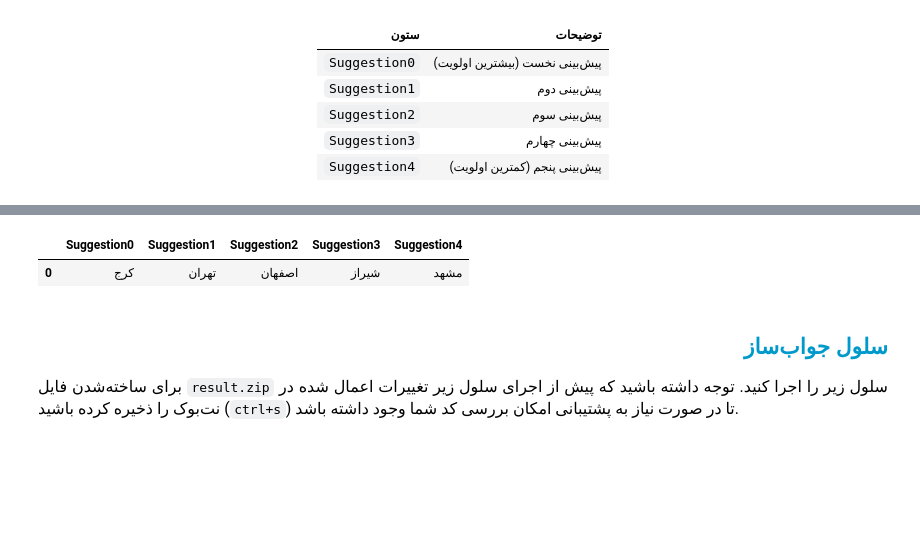
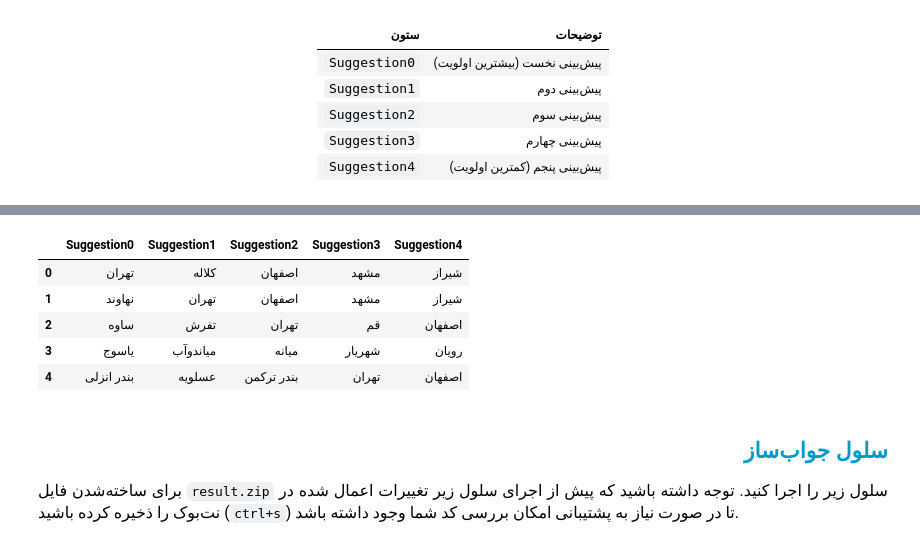
Before and after one commit to AliFazelniya/Quera-Machine-Learning-Jump, a Jupyter notebook: 9. Project 2/Part 4/search_suggestion_2/notebook/auto_suggest.ipynb, the cells around one changed output, grey strips where cells are left out. Saved outputs shown, nothing was run; the diff lists cells and outputs as text; code cells hidden in the pictures; blank space fills up the shorter version.

Commit message:
New Practices done

```diff
--- a/9. Project 2/Part 4/search_suggestion_2/notebook/auto_suggest.ipynb
+++ b/9. Project 2/Part 4/search_suggestion_2/notebook/auto_suggest.ipynb
@@ -124,0 +136,3 @@ data.head()
+# %%
+test = pd.read_json('../data/test_data.json')
+test.head()
@@ -124,0 +146,3 @@ data.head()
+# %%
+cities = pd.read_csv('../data/iran_cities.csv')
+cities.head(3)
@@ -124,0 +154,3 @@ data.head()
+# %%
+typo_df = pd.read_csv('../data/typo_char.csv')
+typo_df.head(10)
@@ -234,3 +460,20 @@ print(rbo)
 </font>
 </div>
 </center>
+# %%
+print(f'Generating suggestions for {len(test)} test samples...')
+
+rows = []
+for i, typed in enumerate(test['Typed']):
+    suggestions = suggest(str(typed), n=5)
+    # Pad with fallback cities if needed
+    while len(suggestions) < 5:
+        for city in all_accept_strings:
+            if city not in suggestions:
+                suggestions.append(city)
+                break
+    rows.append(suggestions[:5])
+    if (i + 1) % 100 == 0:
+        print(f'  Processed {i+1}/{len(test)}')
+
+print('Done!')
@@ -237,13 +488,17 @@ print(rbo)
 # %%
-submission = pd.DataFrame({'Suggestion0': ['کرج'],
-                           'Suggestion1': ['تهران'],
-                           'Suggestion2': ['اصفهان'],
-                           'Suggestion3': ['شیراز'],
-                           'Suggestion4': ['مشهد']})
+submission = pd.DataFrame(
+    rows,
+    columns=['Suggestion0', 'Suggestion1', 'Suggestion2', 'Suggestion3', 'Suggestion4']
+)
+
 submission.head()
 # %% [output]
 |  | Suggestion0 | Suggestion1 | Suggestion2 | Suggestion3 | Suggestion4 |
-| 0 | کرج | تهران | اصفهان | شیراز | مشهد |
+| 0 | تهران | کلاله | اصفهان | مشهد | شیراز |
+| 1 | نهاوند | تهران | اصفهان | مشهد | شیراز |
+| 2 | ساوه | تفرش | تهران | قم | اصفهان |
+| 3 | یاسوج | میاندوآب | میانه | شهریار | رویان |
+| 4 | بندر انزلی | عسلویه | بندر ترکمن | تهران | اصفهان |
 # %% [markdown]
 <h2 align=right style="line-height:200%;font-family:vazir;color:#0099cc">
 <font face="vazirmatn" color="#0099cc">
```
Also changed, not shown: parts of 10 cells of this notebook, 24 other files.
